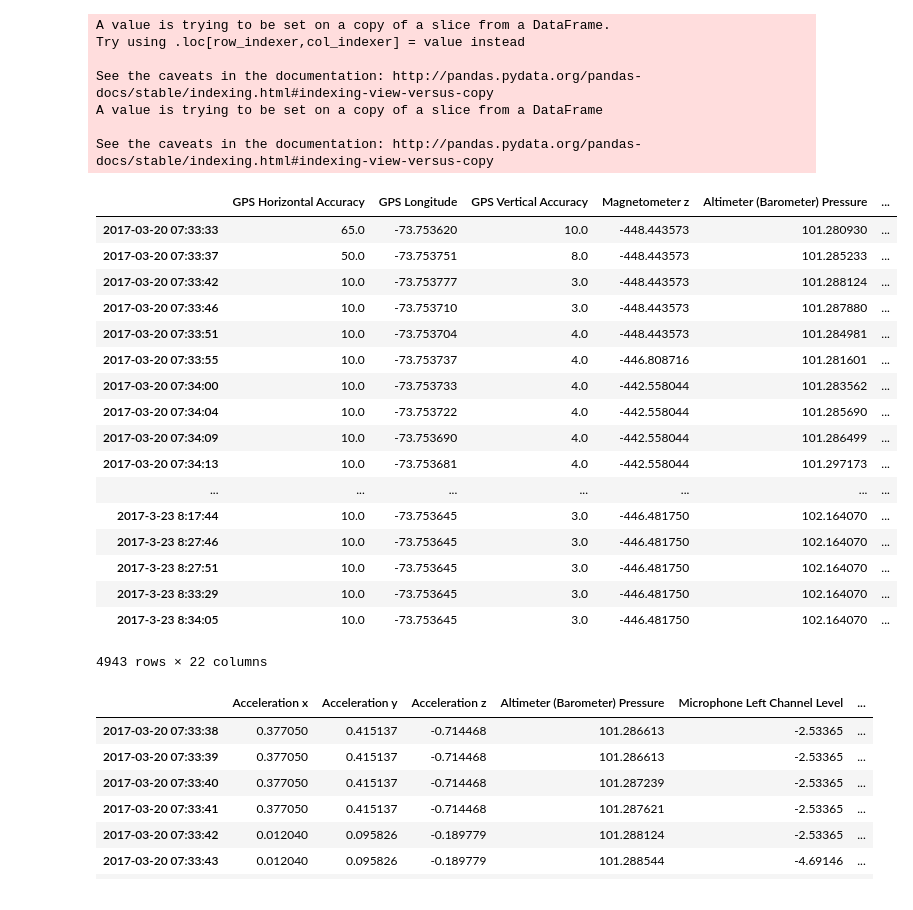
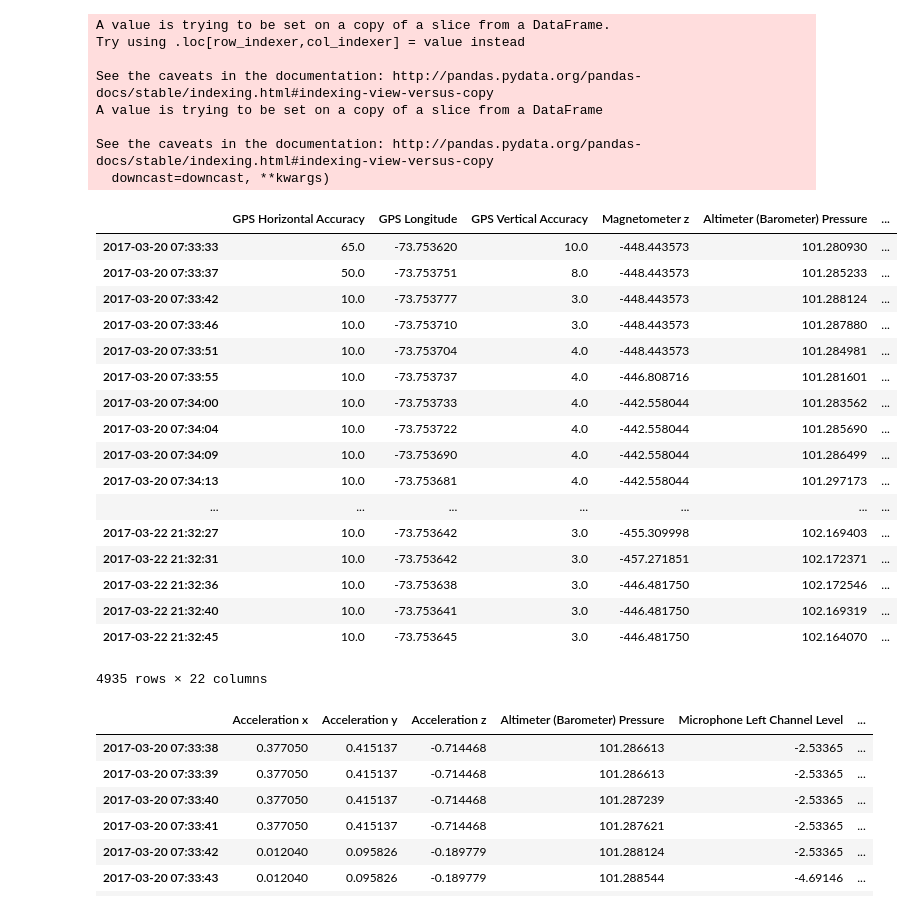
Before and after one commit to afeierman/Knowhere, a Jupyter notebook: code/PreprocessingiPhone.ipynb, the cells around one changed output. Cells and saved outputs as stored; diff of their text form; code cells hidden in the pictures.

```diff
--- a/code/PreprocessingiPhone.ipynb
+++ b/code/PreprocessingiPhone.ipynb
@@ -101,33 +101,34 @@ def label_raw_iphone(df, min_date, max_date, events, username, accel_mag = False
     df.to_csv("Labeled_" + username + "_" + min_date + " to " + max_date)
     return df
 # %%
-label_raw_iphone(glen_H_data, "2017-03-19", "2017-03-23", glen_commute_labels , username = 'glen')
+label_raw_iphone(glen_H_data, "2017-03-19", "2017-03-22", glen_commute_labels , username = 'glen')
 # %% [output]
 A value is trying to be set on a copy of a slice from a DataFrame.
 Try using .loc[row_indexer,col_indexer] = value instead
 
 See the caveats in the documentation: http://pandas.pydata.org/pandas-docs/stable/indexing.html#indexing-view-versus-copy
 A value is trying to be set on a copy of a slice from a DataFrame
 
 See the caveats in the documentation: http://pandas.pydata.org/pandas-docs/stable/indexing.html#indexing-view-versus-copy
+  downcast=downcast, **kwargs)
 |  | GPS Horizontal Accuracy | GPS Longitude | GPS Vertical Accuracy | Magnetometer z | Altimeter (Barometer) Pressure | ... |
 | 2017-03-20 07:33:33 | 65.0 | -73.753620 | 10.0 | -448.443573 | 101.280930 | ... |
 | 2017-03-20 07:33:37 | 50.0 | -73.753751 | 8.0 | -448.443573 | 101.285233 | ... |
 | 2017-03-20 07:33:42 | 10.0 | -73.753777 | 3.0 | -448.443573 | 101.288124 | ... |
 | 2017-03-20 07:33:46 | 10.0 | -73.753710 | 3.0 | -448.443573 | 101.287880 | ... |
 | 2017-03-20 07:33:51 | 10.0 | -73.753704 | 4.0 | -448.443573 | 101.284981 | ... |
 | 2017-03-20 07:33:55 | 10.0 | -73.753737 | 4.0 | -446.808716 | 101.281601 | ... |
 | 2017-03-20 07:34:00 | 10.0 | -73.753733 | 4.0 | -442.558044 | 101.283562 | ... |
 | 2017-03-20 07:34:04 | 10.0 | -73.753722 | 4.0 | -442.558044 | 101.285690 | ... |
 | 2017-03-20 07:34:09 | 10.0 | -73.753690 | 4.0 | -442.558044 | 101.286499 | ... |
 | 2017-03-20 07:34:13 | 10.0 | -73.753681 | 4.0 | -442.558044 | 101.297173 | ... |
 | ... | ... | ... | ... | ... | ... | ... |
-| 2017-3-23 8:17:44 | 10.0 | -73.753645 | 3.0 | -446.481750 | 102.164070 | ... |
-| 2017-3-23 8:27:46 | 10.0 | -73.753645 | 3.0 | -446.481750 | 102.164070 | ... |
-| 2017-3-23 8:27:51 | 10.0 | -73.753645 | 3.0 | -446.481750 | 102.164070 | ... |
-| 2017-3-23 8:33:29 | 10.0 | -73.753645 | 3.0 | -446.481750 | 102.164070 | ... |
-| 2017-3-23 8:34:05 | 10.0 | -73.753645 | 3.0 | -446.481750 | 102.164070 | ... |
+| 2017-03-22 21:32:27 | 10.0 | -73.753642 | 3.0 | -455.309998 | 102.169403 | ... |
+| 2017-03-22 21:32:31 | 10.0 | -73.753642 | 3.0 | -457.271851 | 102.172371 | ... |
+| 2017-03-22 21:32:36 | 10.0 | -73.753638 | 3.0 | -446.481750 | 102.172546 | ... |
+| 2017-03-22 21:32:40 | 10.0 | -73.753641 | 3.0 | -446.481750 | 102.169319 | ... |
+| 2017-03-22 21:32:45 | 10.0 | -73.753645 | 3.0 | -446.481750 | 102.164070 | ... |
-4943 rows × 22 columns
+4935 rows × 22 columns
 # %%
 glen_H_data = glen_H_data_raw[['Acceleration x','Acceleration y','Acceleration z', 'Altimeter (Barometer) Pressure',\
                                'Microphone Left Channel Level', 'Microphone Right Channel Level','Magnetometer x',\
```
Also changed, not shown: 1 other file.
